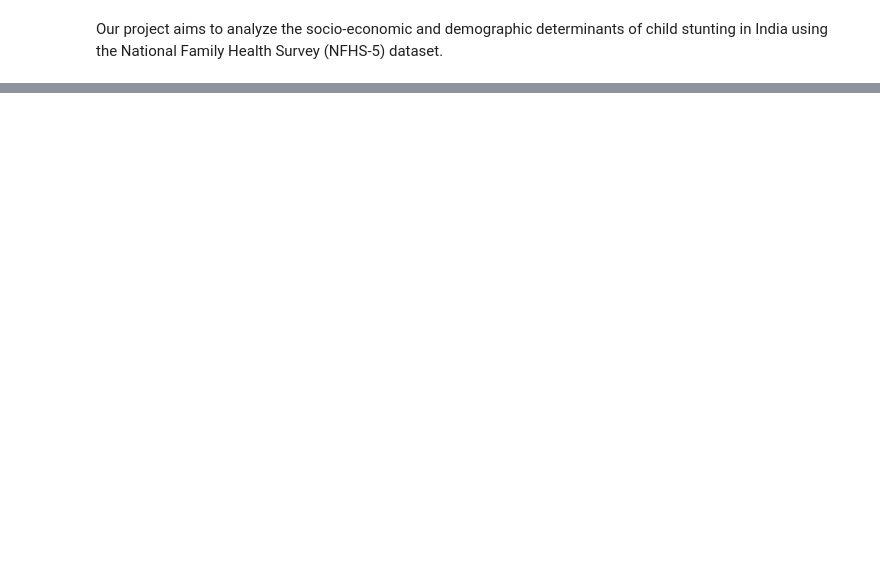
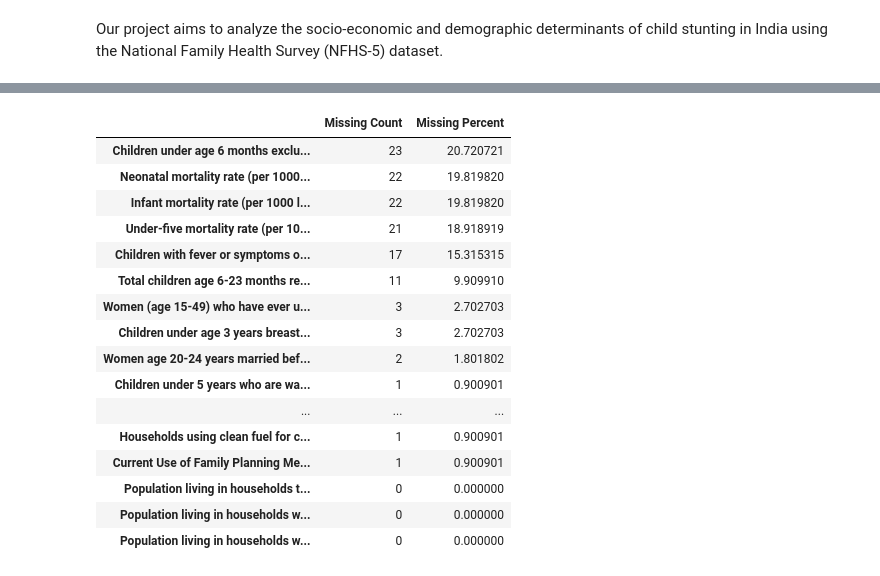
Before and after one commit to priyadharshini-B265/MSAAI_Module1_Project_NFHS-5, a Jupyter notebook: NFHS5-dataset.ipynb, the cells around one changed output, grey strips where cells are left out. Drawn from its saved outputs; the diff is of its cells as text; code cells hidden in the pictures; blank space fills up the shorter version.

```diff
--- a/NFHS5-dataset.ipynb
+++ b/NFHS5-dataset.ipynb
@@ -42,0 +124,24 @@ healthcare.head()
+# %%
+# Check missing values
+missing = data.isnull().sum()
+missing_percent = (missing / len(data)) * 100
+missing_df = pd.DataFrame({'Missing Count': missing, 'Missing Percent': missing_percent})
+missing_df.sort_values(by='Missing Percent', ascending=False)
+# %% [output]
+|  | Missing Count | Missing Percent |
+| Children under age 6 months exclu... | 23 | 20.720721 |
+| Neonatal mortality rate (per 1000... | 22 | 19.819820 |
+| Infant mortality rate (per 1000 l... | 22 | 19.819820 |
+| Under-five mortality rate (per 10... | 21 | 18.918919 |
+| Children with fever or symptoms o... | 17 | 15.315315 |
+| Total children age 6-23 months re... | 11 | 9.909910 |
+| Women (age 15-49) who have ever u... | 3 | 2.702703 |
+| Children under age 3 years breast... | 3 | 2.702703 |
+| Women age 20-24 years married bef... | 2 | 1.801802 |
+| Children under 5 years who are wa... | 1 | 0.900901 |
+| ... | ... | ... |
+| Households using clean fuel for c... | 1 | 0.900901 |
+| Current Use of Family Planning Me... | 1 | 0.900901 |
+| Population living in households t... | 0 | 0.000000 |
+| Population living in households w... | 0 | 0.000000 |
+| Population living in households w... | 0 | 0.000000 |
```
Also changed, not shown: parts of 12 cells of this notebook, 1 other file.
